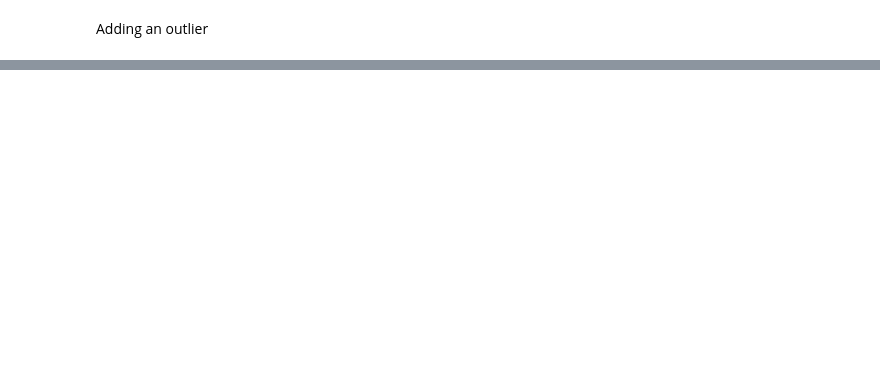
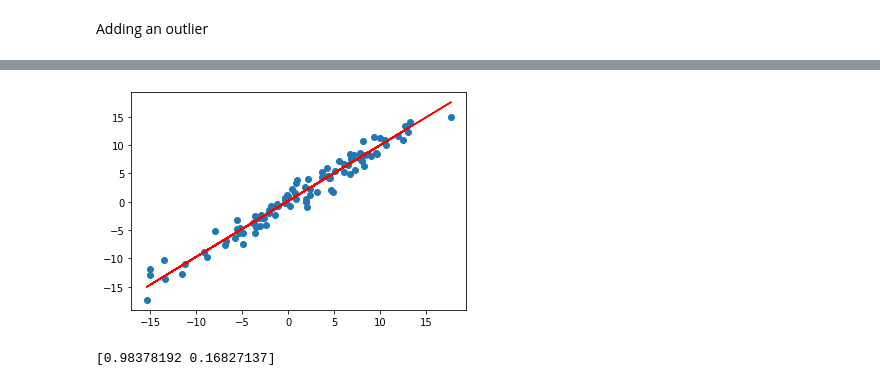
Before and after one commit to Vol0kin/OPT, a Jupyter notebook: Labs/Lab3/Lab_3.ipynb, the cells around one changed output, grey strips where cells are left out. Cells and saved outputs as stored; diff of their text form; code cells hidden in the pictures; blank space fills up the shorter version.

```diff
--- a/Labs/Lab3/Lab_3.ipynb
+++ b/Labs/Lab3/Lab_3.ipynb
@@ -80,0 +98,9 @@ plt.scatter(x, y)
+# %%
+noise_props = [0.05, 0.1, 0.15, 0.2, 0.25, 0.3]
+
+for prop in noise_props:
+    x_noisy, y_noisy = generate_noisy_sample(x, y, prop=prop)
+
+    w_opt, n = adapting_gradient_descent(x_noisy, y_noisy, error, grad_error)
+
+    plot_fitted_line(x_noisy, y_noisy, w_opt, title=f'Sample with noise proportion = {prop}')
@@ -80,0 +134,29 @@ plt.scatter(x, y)
+# %%
+def cauchy(x, y, w, c=1):
+    return (c**2 / 2) * np.sum(np.log(1 + ((w[0] * x + w[1] - y) / c)**2))
+
+
+def grad_cauchy(x, y, w, c=1):
+    error = w[0] * x + w[1] - y
+    error_ratio = (c**2 * error) / (c**2 + error**2)
+
+    return np.array([np.sum(x * error_ratio), np.sum(error_ratio)])
+
+def adapting_gradient_descent_cauchy(x, y, c=1, tol=1e-5, max_iter=250):
+    np.random.seed(42)
+    w = np.random.uniform(0, 1, (2, ))
+    n = 0
+    path = [w]
+    alpha = 1
+
+    while np.linalg.norm(grad_cauchy(x, y, w)) >= tol and n < max_iter:
+        alpha = 1
+
+        while cauchy(x, y, w - alpha * grad_cauchy(x, y, w, c)) - cauchy(x, y, w, c) >= 0:
+            alpha = alpha / 2
+
+        n = n + 1
+        w = w - alpha * grad_cauchy(x, y, w)
+        path.append(w)
+
+    return w, np.array(path), n
@@ -80,0 +169,9 @@ plt.scatter(x, y)
+# %%
+plot_fitted_line(x, y, w_opt)
+# %% [output]
+[figure, added]
+# %%
+w_opt, path, n = adapting_gradient_descent_cauchy(x_noisy, y_noisy)
+print(w_opt)
+# %% [output]
+[0.98378192 0.16827137]
```
Also changed, not shown: parts of 16 cells of this notebook.
